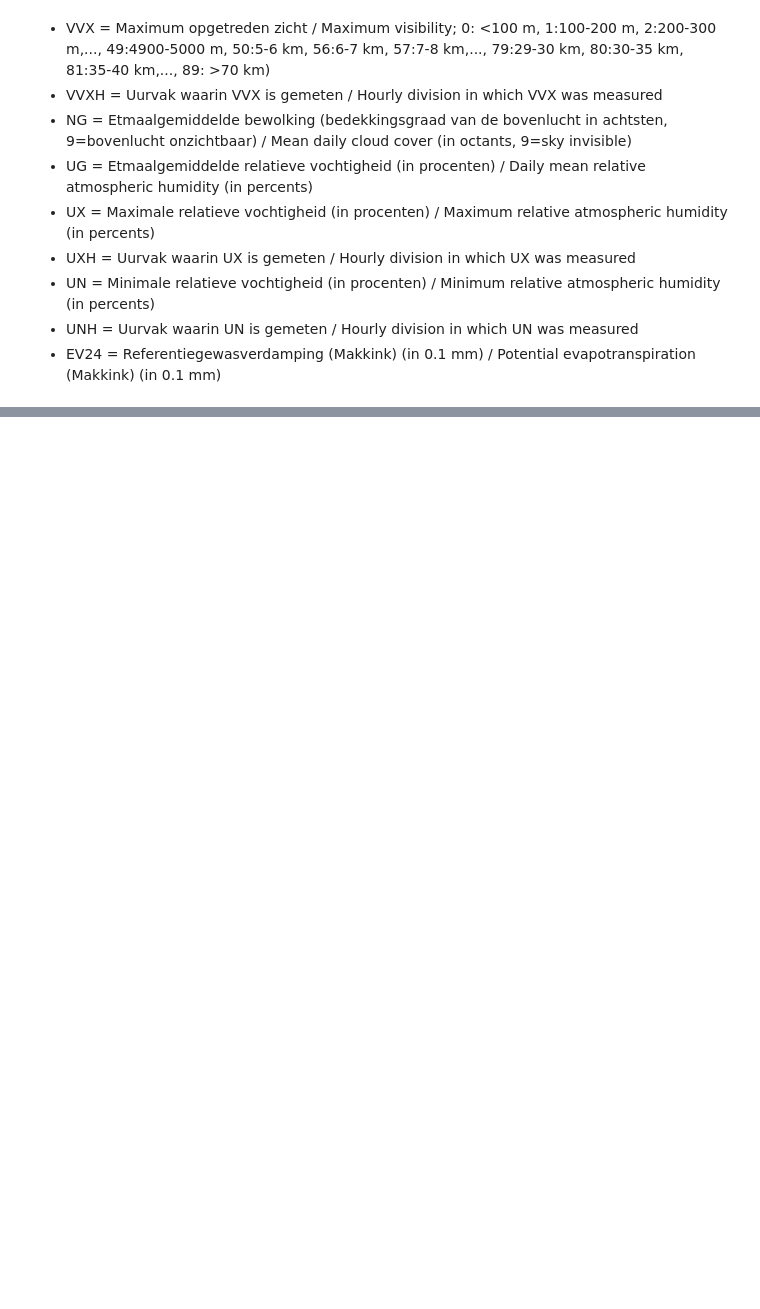
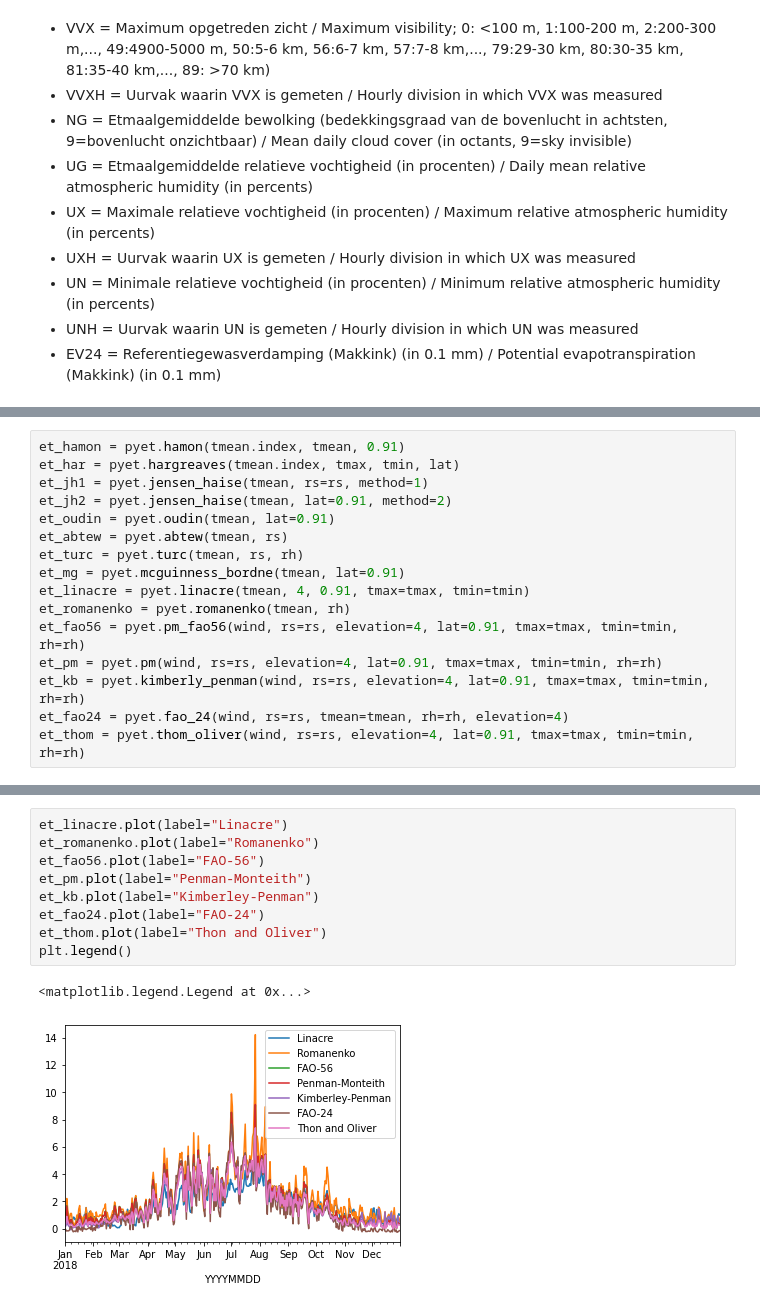
Before and after one commit to pyet-org/pyet, a Jupyter notebook: examples/example_knmi.ipynb, the cells around one changed output, grey strips where cells are left out. Drawn from its saved outputs; the diff is of its cells as text; blank space fills up the shorter version.

```diff
--- a/examples/example_knmi.ipynb
+++ b/examples/example_knmi.ipynb
@@ -95,0 +105,16 @@ Slight deviation due to different calculation of the Psychrometric constant and
+# %%
+et_hamon = pyet.hamon(tmean.index, tmean, 0.91)
+et_har = pyet.hargreaves(tmean.index, tmax, tmin, lat)
+et_jh1 = pyet.jensen_haise(tmean, rs=rs, method=1)
+et_jh2 = pyet.jensen_haise(tmean, lat=0.91, method=2)
+et_oudin = pyet.oudin(tmean, lat=0.91)
+et_abtew = pyet.abtew(tmean, rs)
+et_turc = pyet.turc(tmean, rs, rh)
+et_mg = pyet.mcguinness_bordne(tmean, lat=0.91)
+et_linacre = pyet.linacre(tmean, 4, 0.91, tmax=tmax, tmin=tmin)
+et_romanenko = pyet.romanenko(tmean, rh)
+et_fao56 = pyet.pm_fao56(wind, rs=rs, elevation=4, lat=0.91, tmax=tmax, tmin=tmin, rh=rh)
+et_pm = pyet.pm(wind, rs=rs, elevation=4, lat=0.91, tmax=tmax, tmin=tmin, rh=rh)
+et_kb = pyet.kimberly_penman(wind, rs=rs, elevation=4, lat=0.91, tmax=tmax, tmin=tmin, rh=rh)
+et_fao24 = pyet.fao_24(wind, rs=rs, tmean=tmean, rh=rh, elevation=4)
+et_thom = pyet.thom_oliver(wind, rs=rs, elevation=4, lat=0.91, tmax=tmax, tmin=tmin, rh=rh)
@@ -95,0 +134,12 @@ Slight deviation due to different calculation of the Psychrometric constant and
+# %%
+et_linacre.plot(label="Linacre")
+et_romanenko.plot(label="Romanenko")
+et_fao56.plot(label="FAO-56")
+et_pm.plot(label="Penman-Monteith")
+et_kb.plot(label="Kimberley-Penman")
+et_fao24.plot(label="FAO-24")
+et_thom.plot(label="Thon and Oliver")
+plt.legend()
+# %% [output]
+<matplotlib.legend.Legend at 0x...>
+[figure, added]
```
Also changed, not shown: parts of 13 cells of this notebook, 11 other files.
